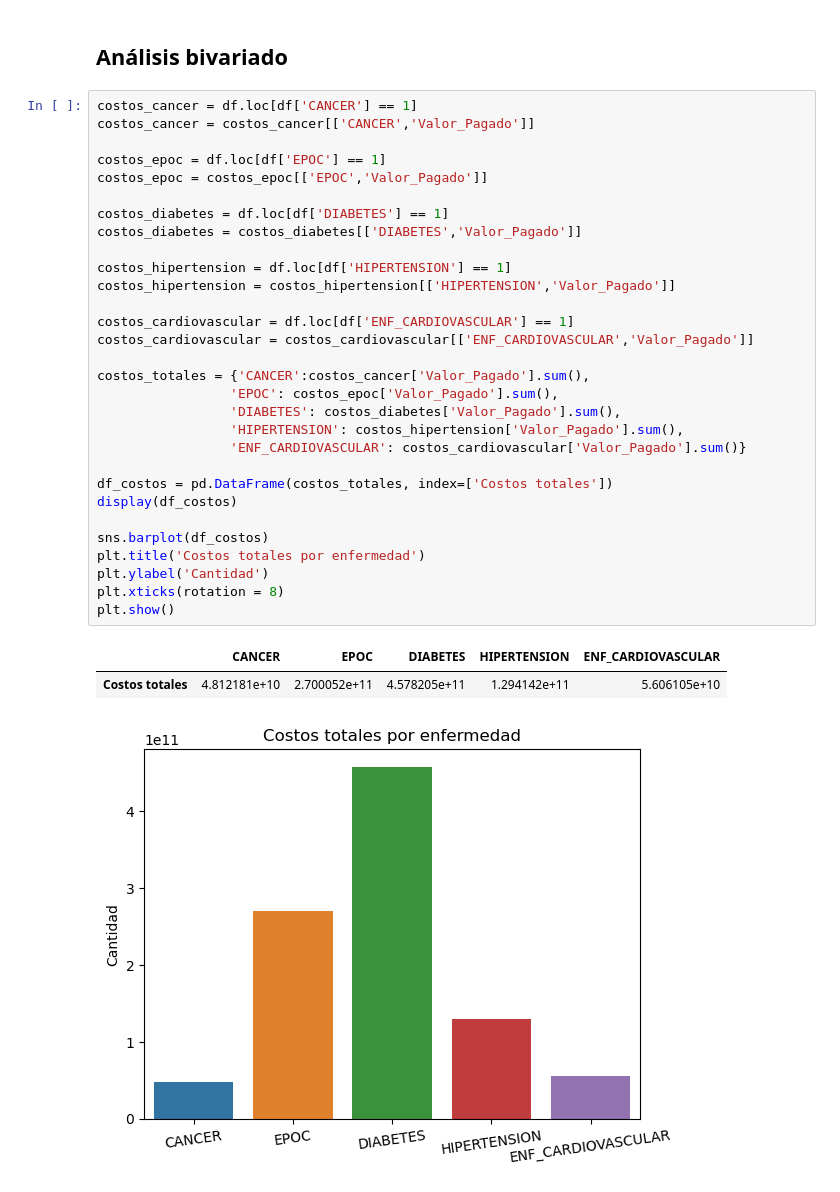
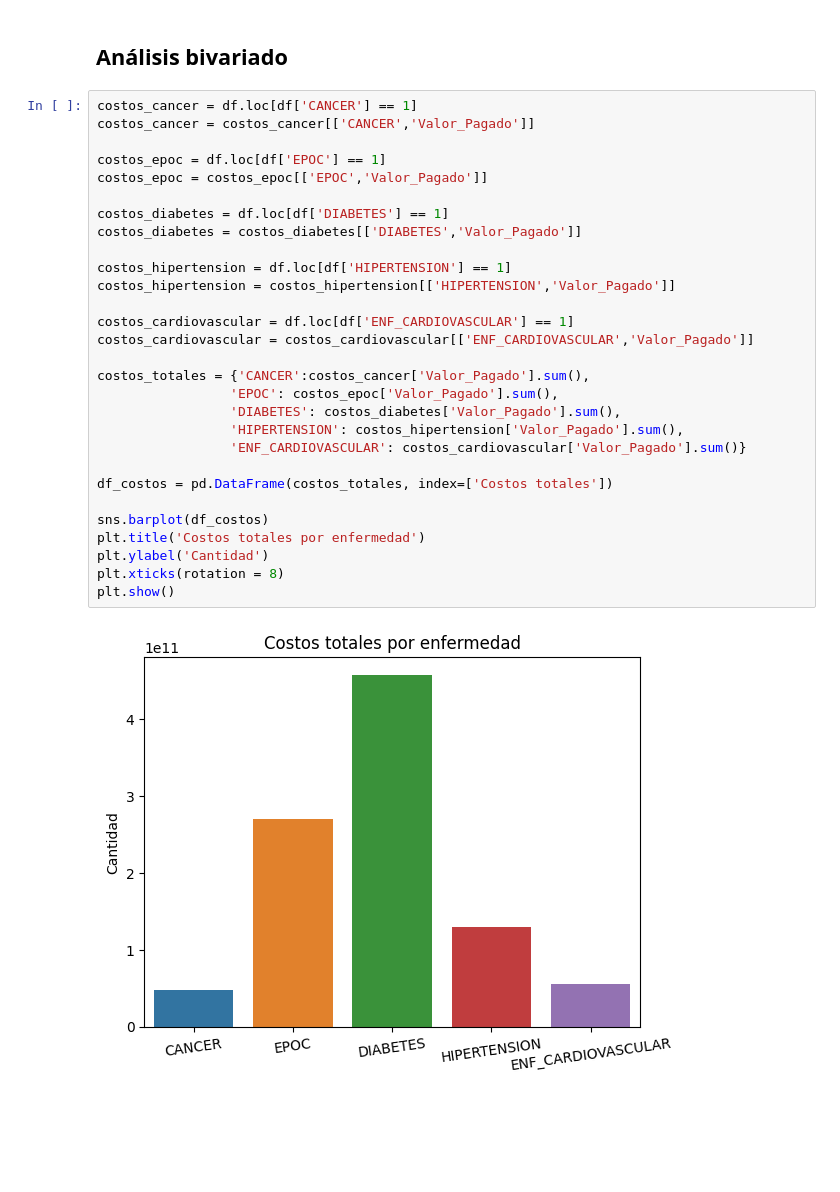
Before and after one commit to EstebanCaroP/Proyecto_Finanzas, a Jupyter notebook: C_Analisis_exploratorio.ipynb, the cells around one changed output. Saved outputs shown, nothing was run; the diff lists cells and outputs as text; blank space fills up the shorter version.

```diff
--- a/C_Analisis_exploratorio.ipynb
+++ b/C_Analisis_exploratorio.ipynb
@@ -234,37 +192,34 @@ for variable in variables:
 # %%
 costos_cancer = df.loc[df['CANCER'] == 1]
 costos_cancer = costos_cancer[['CANCER','Valor_Pagado']]
 
 costos_epoc = df.loc[df['EPOC'] == 1]
 costos_epoc = costos_epoc[['EPOC','Valor_Pagado']]
 
 costos_diabetes = df.loc[df['DIABETES'] == 1]
 costos_diabetes = costos_diabetes[['DIABETES','Valor_Pagado']]
 
 costos_hipertension = df.loc[df['HIPERTENSION'] == 1]
 costos_hipertension = costos_hipertension[['HIPERTENSION','Valor_Pagado']]
 
 costos_cardiovascular = df.loc[df['ENF_CARDIOVASCULAR'] == 1]
 costos_cardiovascular = costos_cardiovascular[['ENF_CARDIOVASCULAR','Valor_Pagado']]
 
 costos_totales = {'CANCER':costos_cancer['Valor_Pagado'].sum(),
                  'EPOC': costos_epoc['Valor_Pagado'].sum(),
                  'DIABETES': costos_diabetes['Valor_Pagado'].sum(),
                  'HIPERTENSION': costos_hipertension['Valor_Pagado'].sum(),
                  'ENF_CARDIOVASCULAR': costos_cardiovascular['Valor_Pagado'].sum()}
 
 df_costos = pd.DataFrame(costos_totales, index=['Costos totales'])
-display(df_costos)
 
 sns.barplot(df_costos)
 plt.title('Costos totales por enfermedad')
 plt.ylabel('Cantidad')
 plt.xticks(rotation = 8)
 plt.show()
 # %% [output]
-|  | CANCER | EPOC | DIABETES | HIPERTENSION | ENF_CARDIOVASCULAR |
-| Costos totales | 4.812181e+10 | 2.700052e+11 | 4.578205e+11 | 1.294142e+11 | 5.606105e+10 |
-[figure, old version]
+[figure, new version]
 # %%
 plt.figure(figsize=(10, 6))
 
```
Also changed, not shown: parts of 13 cells of this notebook, 2 other files.
